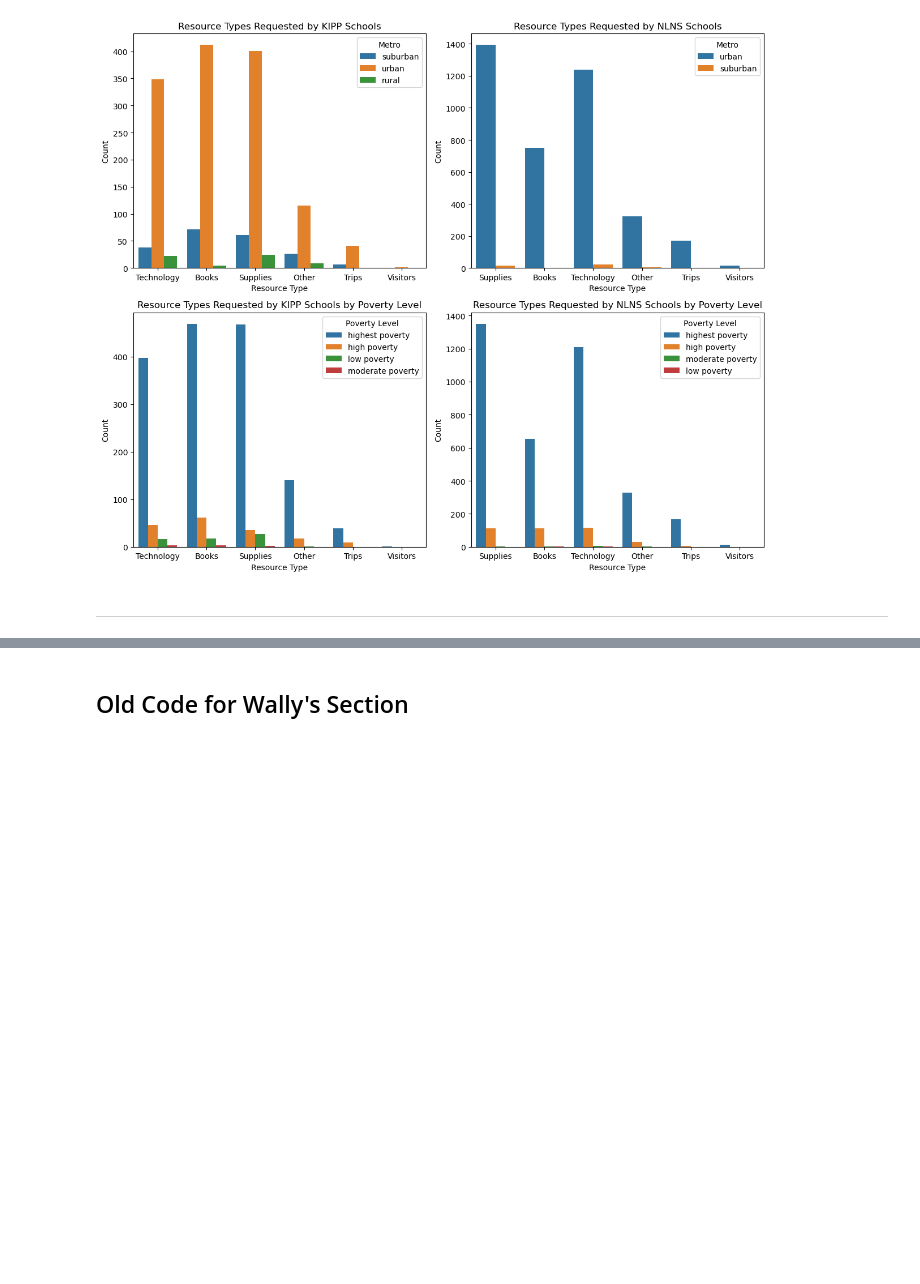
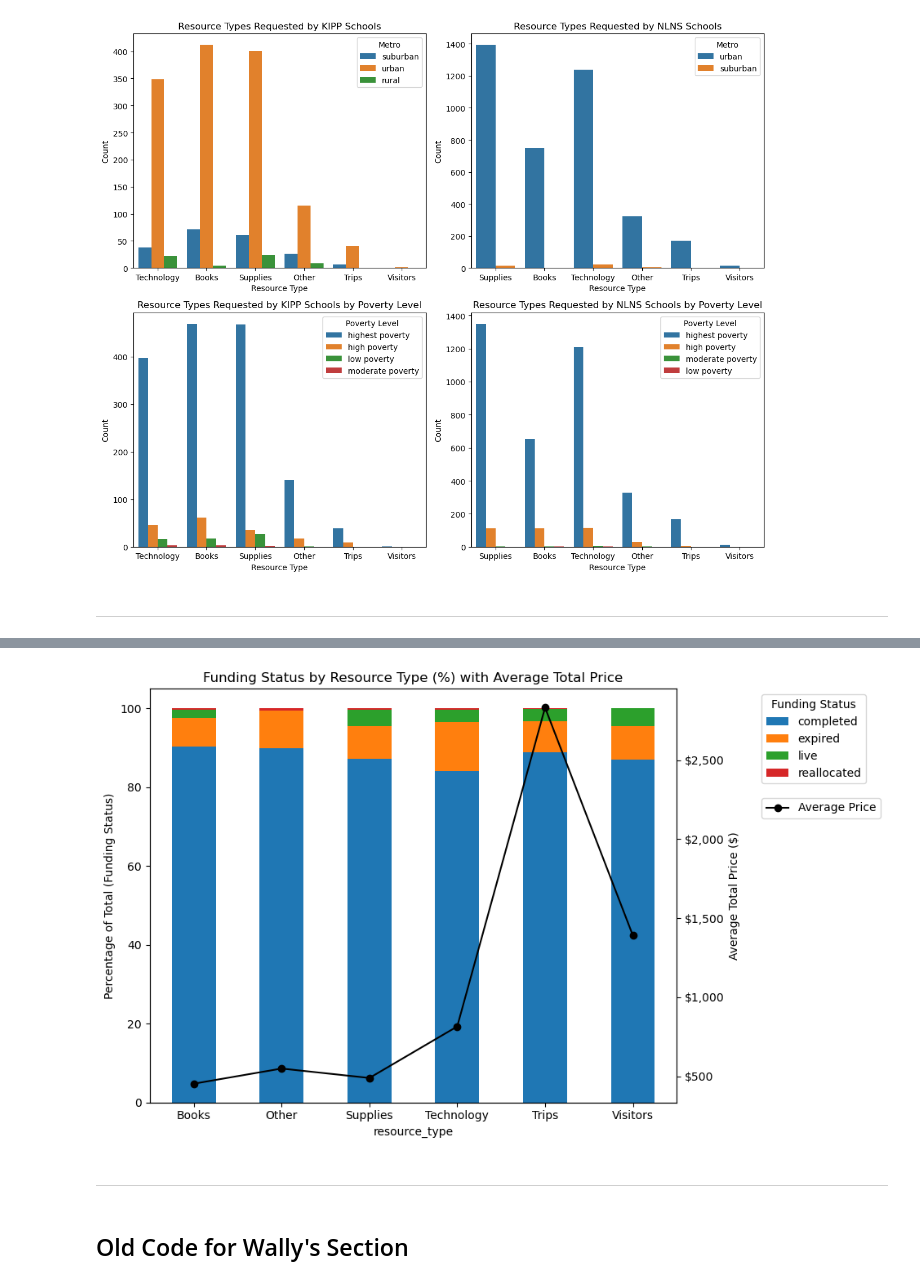
Before and after one commit to wallychang88/pythonforbusiness, a Jupyter notebook: Project_starterFile.ipynb, the cells around one changed output, grey strips where cells are left out. Cells and saved outputs as stored; diff of their text form; code cells hidden in the pictures; blank space fills up the shorter version.

```diff
--- a/Project_starterFile.ipynb
+++ b/Project_starterFile.ipynb
@@ -712,3 +731,29 @@ ________________________________________________________________________________
+# %%
+# Code adjusted based on suggestions from ChatGPT, OpenAI, 2023
+# Resource Type Correlation with Funding Success
+# Creating a crosstab (ct) of resource type and funding status
+ct = pd.crosstab(combined_df['resource_type'], combined_df['funding_status'])
+ct_pct = ct.div(ct.sum(axis=1), axis=0) * 100
+avg_price = combined_df.groupby('resource_type')['total_price_excluding_optional_support'].mean()
+# Plotting the bar chart
+fig, ax = plt.subplots(figsize=(10, 6))
+ct_pct.plot(kind='bar', stacked=True, ax=ax)
+plt.title('Funding Status by Resource Type (%) with Average Total Price')
+ax.set_xlabel('Resource Type')
+plt.ylabel('Percentage of Total (Funding Status)')
+plt.xticks(rotation=0)
+avg_price.plot(kind='line', marker='o', secondary_y=True, color='k', ax=ax)
+ax.right_ax.set_ylabel('Average Total Price ($)')
+ax.right_ax.set_yticklabels(['${:,.0f}'.format(y) for y in ax.right_ax.get_yticks()])
+ax.legend(title='Funding Status', loc='upper left', bbox_to_anchor=(1.15, 1))
+ax.right_ax.legend(['Average Price'], loc='upper left', bbox_to_anchor=(1.15, 0.75))
+plt.tight_layout()
+plt.savefig('Funding Status by Resource Type and Price.png', dpi=300, bbox_inches='tight')
+plt.show()
+# %% [output]
+[figure, added]
+# %% [markdown]
+________________________________________________________________________________________________
 # %% [markdown]
 ## Old Code for Wally's Section
 # %%
```
Also changed, not shown: parts of 13 cells of this notebook.
